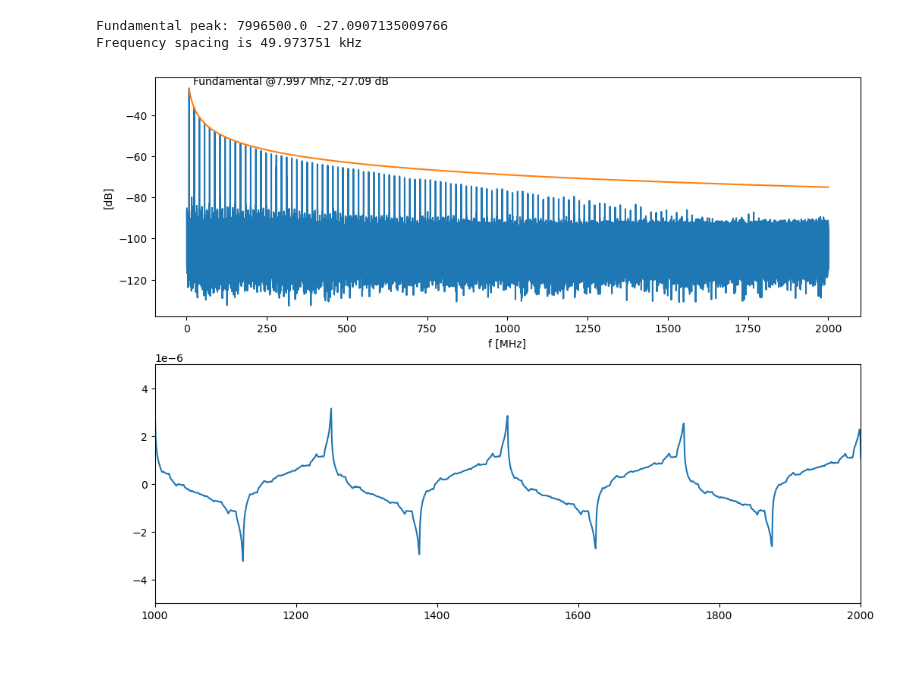
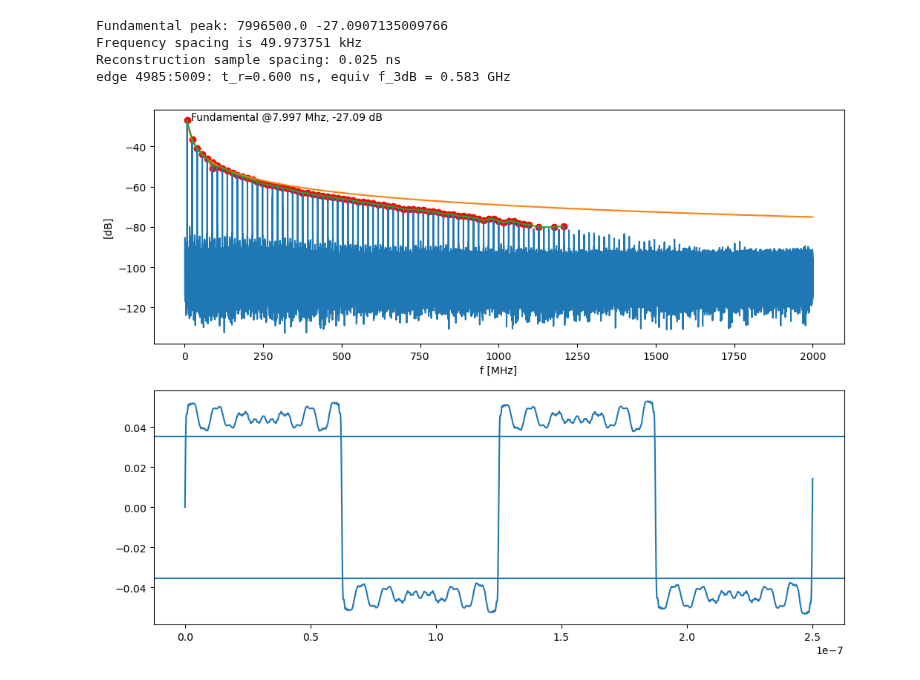
Before and after one commit to jaseg/sampling-mesh-monitor, a Jupyter notebook: spectrum_measurements/analysis.ipynb, the cells around one changed output. Drawn from its saved outputs; the diff is of its cells as text; code cells hidden in the pictures.

```diff
--- a/spectrum_measurements/analysis.ipynb
+++ b/spectrum_measurements/analysis.ipynb
@@ -23,44 +24,88 @@ def plot_freq(fn):
     amp = data_amp[:,1]
     start_freq = float(header_amp['Start Frequency'])
     stop_freq = float(header_amp['Stop Frequency'])
     freq_spacing = (stop_freq - start_freq) / float(header_amp['Number of Points'])
 
     peaks, props = sig.find_peaks(amp, threshold=40)
     fundamental_idx = peaks[0]
     print('Fundamental peak:', freq[fundamental_idx], amp[fundamental_idx])
 
     fig, (ax1, ax2) = plt.subplots(2, 1, figsize=(12, 9))
     ax1.plot(freq/1e6, amp)
     ax1.set_xlabel('f [MHz]')
     ax1.set_ylabel('[dB]')
     ax1.annotate(f'Fundamental @{freq[fundamental_idx]/1e6:.3f} Mhz, {amp[fundamental_idx]:.2f} dB',
                 (freq[fundamental_idx]/1e6, amp[fundamental_idx]),
-                xytext=(5, 5),
+                xytext=(5, 0),
                 xycoords='data',
                 textcoords='offset pixels',
                )
 
     freq_space = np.linspace(freq[fundamental_idx], stop_freq, 1000)
-    ax1.plot(freq_space/1e6, 10*np.log10((np.sqrt(10**(amp[fundamental_idx]/10)) / (freq_space/freq[fundamental_idx]))**2))
+    sq_amp = np.sqrt(10**(amp[fundamental_idx]/10))
+    sq_approx = 10*np.log10((sq_amp / (freq_space/freq[fundamental_idx]))**2)
+    ax1.plot(freq_space/1e6, sq_approx)
 
     print(f'Frequency spacing is {freq_spacing/1e3:.6f} kHz')
 
-    fft_data = np.hstack([
-        np.zeros(round(start_freq / freq_spacing) + 1),
-        10**(amp/20)])
-    fft_data = np.hstack([fft_data[1::-1], fft_data])
+    peaks, props = sig.find_peaks(amp, threshold=20, prominence=40, )
+    peaks = [idx for idx in peaks if amp[idx] - 10*np.log10((sq_amp / (freq[idx]/freq[fundamental_idx]))**2) > -10]
+    peak_freq = freq[peaks]
+    peak_amp = amp[peaks]
+    spl = interp.make_smoothing_spline(peak_freq, peak_amp, lam=1e20)
+    ax1.scatter(peak_freq/1e6, peak_amp, color='red')
+    freq_space_cut = freq_space[:np.argmin(freq_space < max(peak_freq))]
+    ax1.plot(freq_space_cut/1e6, spl(freq_space_cut))
+    kc = [(freq[idx]/freq[fundamental_idx], np.sqrt(10**(amp[idx]/10))) for idx in peaks]
 
-    time_domain_amp = fft.ifft(fft_data)
+    t = np.linspace(0, 2, 10000)
+    ts = 1/freq[fundamental_idx]
+    tf = t * ts
+    td_data = 4/np.pi * sum(c * np.sin(2*np.pi*k*t) for k, c in kc)
+    ax2.plot(tf, td_data)
 
-    ax2.plot(time_domain_amp)
-    ax2.set_xlim([1000, 2000])
-    ax2.set_ylim([-0.5e-5, 0.5e-5])
+    lvl_high = kc[0][1]*0.8
+    lvl_low = kc[0][1]*-0.8
+    ax2.axhline(lvl_low)
+    ax2.axhline(lvl_high)
+    print(f'Reconstruction sample spacing: {(tf[1]-tf[0])*1e9:.3f} ns')
+
+    state = None
+    edge_start, edge_end = None, None
+    for i, (dp, dn) in enumerate(zip(td_data, td_data[1:])):
+        if dp <= lvl_low and dn >= lvl_low:
+            if state != 'edge':
+                state = 'edge'
+                edge_start = i
+        elif dp <= lvl_high and dn >= lvl_high:
+            if state == 'edge':
+                edge_end = i
+                tr = tf[edge_end]-tf[edge_start]
+                print(f'edge {edge_start}:{edge_end}: t_r={tr*1e9:.3f} ns, equiv f_3dB = {0.35/tr/1e9:.3f} GHz')
+            state = 'high'
+        elif dp <= lvl_low and dn <= lvl_low:
+            state = 'low'
+        elif dp >= lvl_high and dn >= lvl_high:
+            state = 'high'
+
+    #fft_data = np.hstack([
+    #    np.zeros(round(start_freq / freq_spacing)),
+    #    10**(amp/20)])
+    #fft_data = np.hstack([fft_data, fft_data[1::-1]])
+
+    #time_domain_amp = fft.ifft(fft_data)
+
+    #ax2.plot(time_domain_amp)
+    #ax2.set_xlim([1000, 4000])
+    #ax2.set_ylim([-0.5e-5, 0.5e-5])
 
 plot_freq('amp_out_span_2g_rbw_10k_40kpt_0000.csv')
 # %% [output]
 Fundamental peak: 7996500.0 -27.0907135009766
 Frequency spacing is 49.973751 kHz
+Reconstruction sample spacing: 0.025 ns
+edge 4985:5009: t_r=0.600 ns, equiv f_3dB = 0.583 GHz
-[figure, old version]
+[figure, new version]
 # %%
 plot_freq('board_out_span_2g_rbw_10k_40kpt.csv')
 # %% [output]
```
Also changed, not shown: parts of 2 cells of this notebook.
